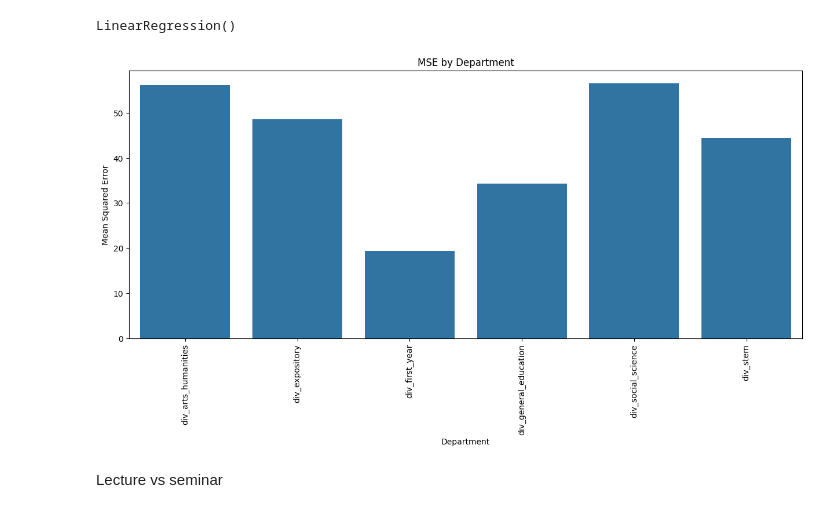
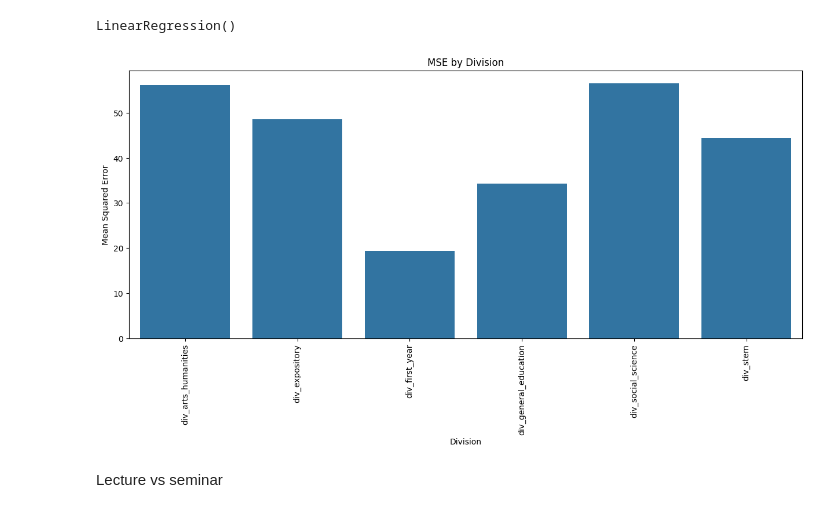
Before and after one commit to MattHAndrews/cs109a_final_project, a Jupyter notebook: Project.ipynb, the cells around one changed output. Saved outputs shown, nothing was run; the diff lists cells and outputs as text; code cells hidden in the pictures.

Commit message:
Division

```diff
--- a/Project.ipynb
+++ b/Project.ipynb
@@ -1348,37 +1348,37 @@ LinearRegression()
 # %%
 # Apply PCA transformation to X_test
 X_test_pca = pca.transform(X_test)
 
 # Models list including PCA model
 models = [ridge_optimal_model, lasso_optimal_model, dt_optimal_model, rf_optimal_model, pca_model]
 
 # Calculate MSE for each department and store results
 mse_results = {}
 y_pred = []
 for div in div_columns:
     y_pred = []
     X_test_dept = div_datasets[div]
     y_test_dept = y_test_depts[div]
     for model in models:
         if model == pca_model:
             y_pred.append(model.predict(pca.transform(X_test_dept)))
         else:
             y_pred.append(model.predict(X_test_dept))
 
     mse_results[div] = mean_squared_error(y_test_dept, np.mean(y_pred, axis=0))
 
 # Creating a DataFrame from the MSE results for easier plotting with Seaborn
-mse_df = pd.DataFrame(list(mse_results.items()), columns=['Department', 'MSE'])
+mse_df = pd.DataFrame(list(mse_results.items()), columns=['Division', 'MSE'])
 
 # Plotting using Seaborn
 plt.figure(figsize=(15, 6))
-sns.barplot(x='Department', y='MSE', data=mse_df)
+sns.barplot(x='Division', y='MSE', data=mse_df)
 plt.xticks(rotation=90)
 plt.ylabel('Mean Squared Error')
-plt.title('MSE by Department')
+plt.title('MSE by Division')
 plt.show()
 # %% [output]
-[figure, old version]
+[figure, new version]
 # %% [markdown]
 Lecture vs seminar
 # %%
```
